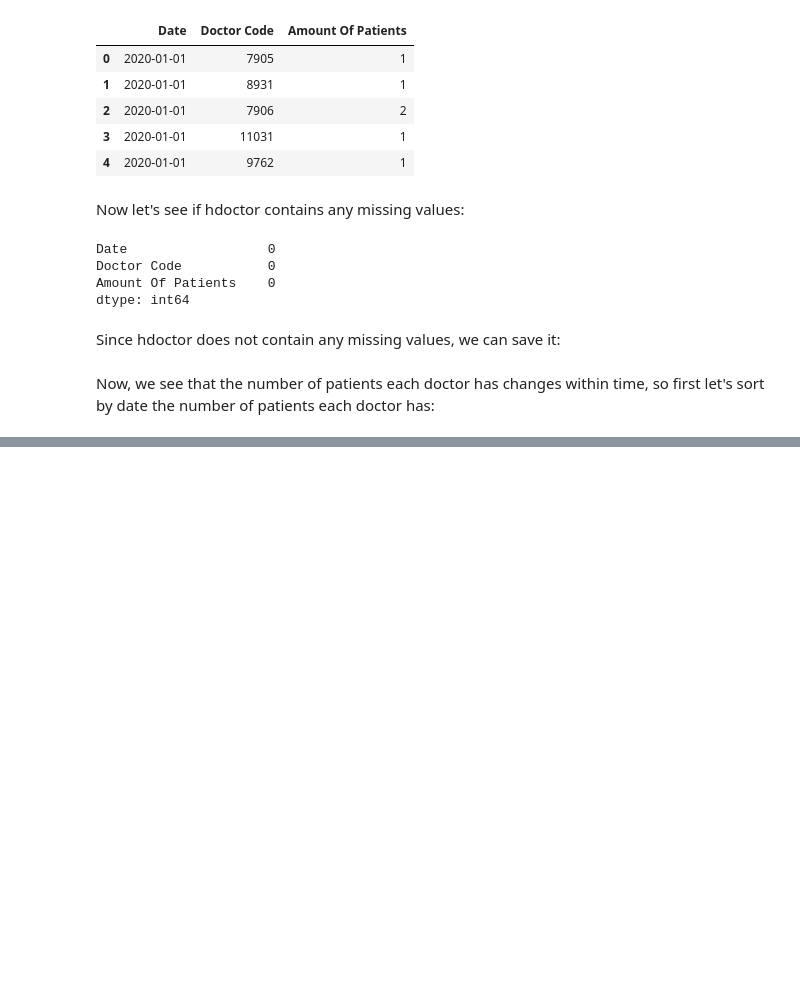
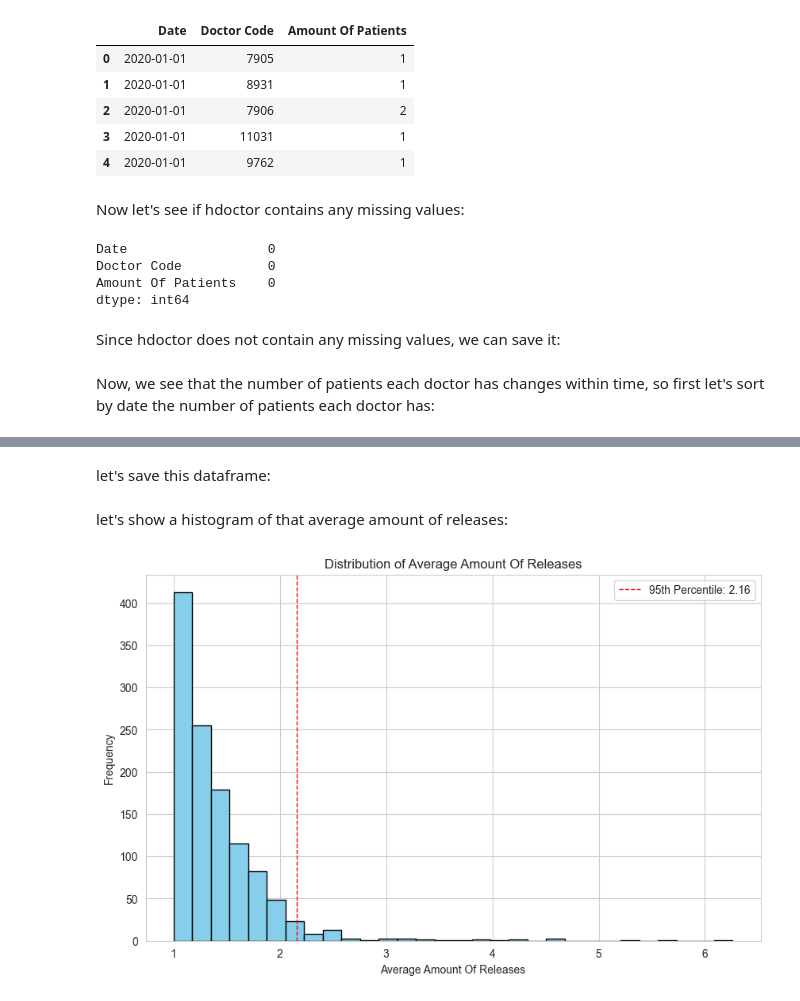
Before and after one commit to RyanWri/data-science2-lab-final-project, a Jupyter notebook: src/team_11/team11_results.ipynb, the cells around one changed output, grey strips where cells are left out. Saved outputs shown, nothing was run; the diff lists cells and outputs as text; code cells hidden in the pictures; blank space fills up the shorter version.

```diff
--- a/src/team_11/team11_results.ipynb
+++ b/src/team_11/team11_results.ipynb
@@ -230,0 +226,5 @@ display(hdoctor_df_translated_sorted_and_with_average)
+# %%
+average_releases_per_doctor_df = Task13.calculate_average_patients_per_doctor(dataframe=hdoctor_df_translated_sorted, doctor_column='Doctor Code', patient_column='Amount Of Patients')
+display(average_releases_per_doctor_df)
+display(Markdown(f'##### Top 3 doctors are: \n'))
+display(average_releases_per_doctor_df.iloc[average_releases_per_doctor_df['Average Amount Of Releases'].nlargest(3).index])
@@ -230,0 +250,2 @@ display(hdoctor_df_translated_sorted_and_with_average)
+# %% [markdown]
+let's save this dataframe:
@@ -230,0 +254,6 @@ display(hdoctor_df_translated_sorted_and_with_average)
+# %% [markdown]
+let's show a histogram of that average amount of releases:
+# %%
+Task13.plot_histogram_and_95th_percentile(df=average_releases_per_doctor_df, column='Average Amount Of Releases')
+# %% [output]
+[figure, added]
```
Also changed, not shown: parts of 24 cells of this notebook, 7 other files.
